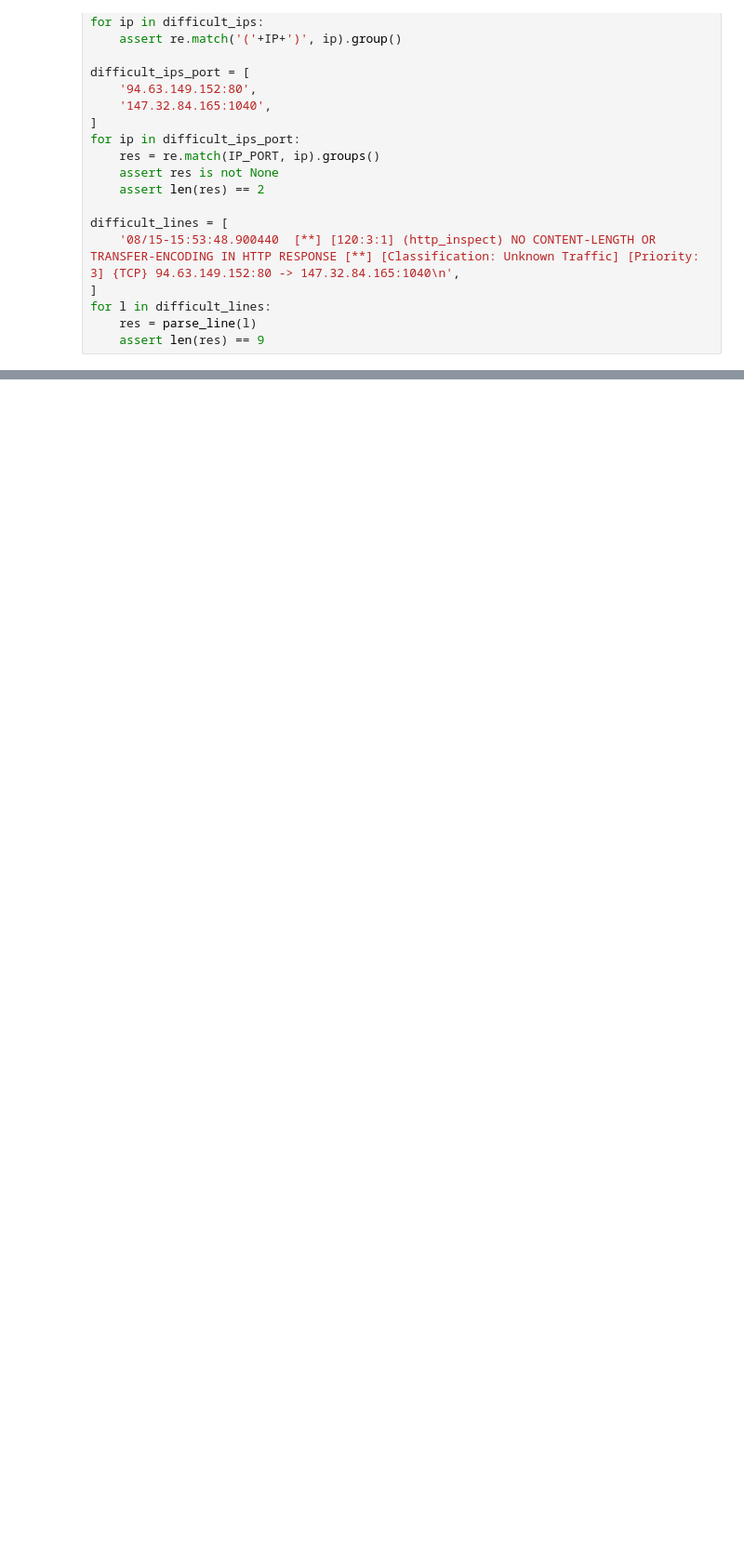
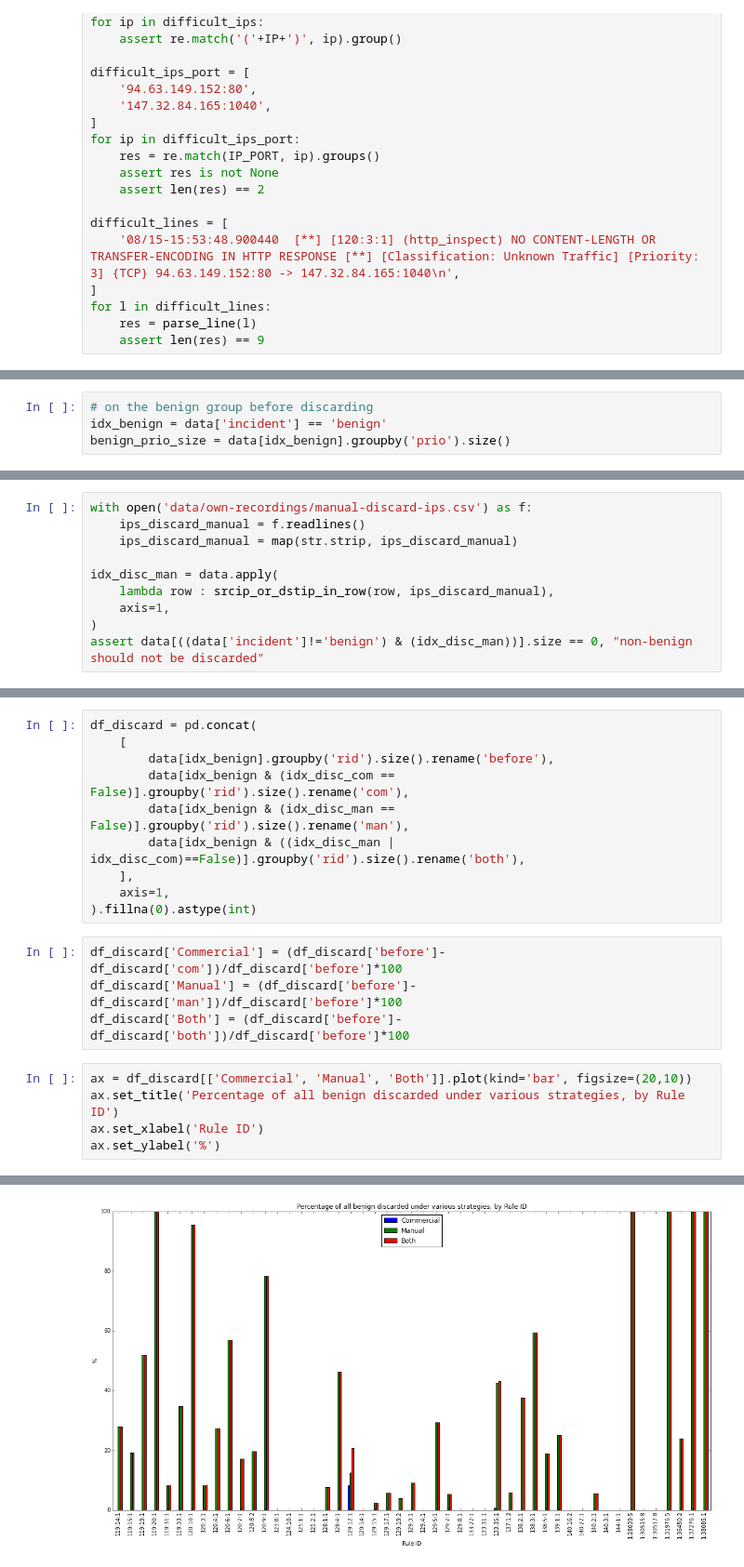
Before and after one commit to kidmose/lstm-rnn-correlation, a Jupyter notebook: alert-merging-pandas.ipynb, the cells around one changed output, grey strips where cells are left out. Shown at 93% size. Drawn from its saved outputs; the diff is of its cells as text; blank space fills up the shorter version.

Commit message:
discard, split by RID

```diff
--- a/alert-merging-pandas.ipynb
+++ b/alert-merging-pandas.ipynb
@@ -167,0 +259,4 @@ for l in np.concatenate([
+# %%
+# on the benign group before discarding
+idx_benign = data['incident'] == 'benign'
+benign_prio_size = data[idx_benign].groupby('prio').size()
@@ -167,0 +305,10 @@ for l in np.concatenate([
+# %%
+with open('data/own-recordings/manual-discard-ips.csv') as f:
+    ips_discard_manual = f.readlines()
+    ips_discard_manual = map(str.strip, ips_discard_manual)
+
+idx_disc_man = data.apply(
+    lambda row : srcip_or_dstip_in_row(row, ips_discard_manual),
+    axis=1,
+)
+assert data[((data['incident']!='benign') & (idx_disc_man))].size == 0, "non-benign should not be discarded"
@@ -167,0 +389,20 @@ for l in np.concatenate([
+# %%
+df_discard = pd.concat(
+    [
+        data[idx_benign].groupby('rid').size().rename('before'),
+        data[idx_benign & (idx_disc_com == False)].groupby('rid').size().rename('com'),
+        data[idx_benign & (idx_disc_man == False)].groupby('rid').size().rename('man'),
+        data[idx_benign & ((idx_disc_man | idx_disc_com)==False)].groupby('rid').size().rename('both'),
+    ],
+    axis=1,
+).fillna(0).astype(int)
+# %%
+df_discard['Commercial'] = (df_discard['before']-df_discard['com'])/df_discard['before']*100
+df_discard['Manual'] = (df_discard['before']-df_discard['man'])/df_discard['before']*100
+df_discard['Both'] = (df_discard['before']-df_discard['both'])/df_discard['before']*100
+# %%
+ax = df_discard[['Commercial', 'Manual', 'Both']].plot(kind='bar', figsize=(20,10))
+ax.set_title('Percentage of all benign discarded under various strategies, by Rule ID')
+ax.set_xlabel('Rule ID')
+ax.set_ylabel('%')
+# %% [output]
@@ -167,0 +410 @@ for l in np.concatenate([
+[figure, added]
```
Also changed, not shown: parts of 31 cells of this notebook, 1 other file.
